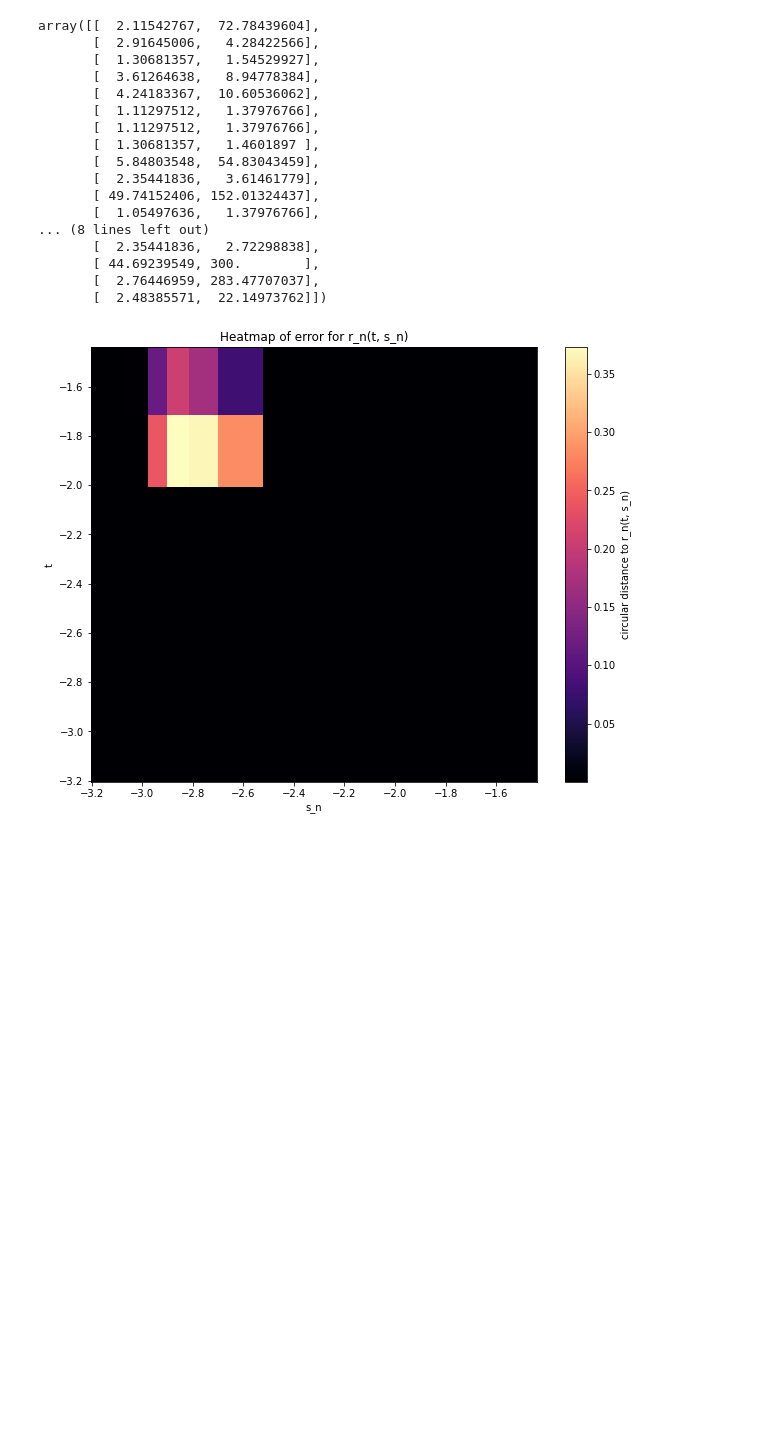
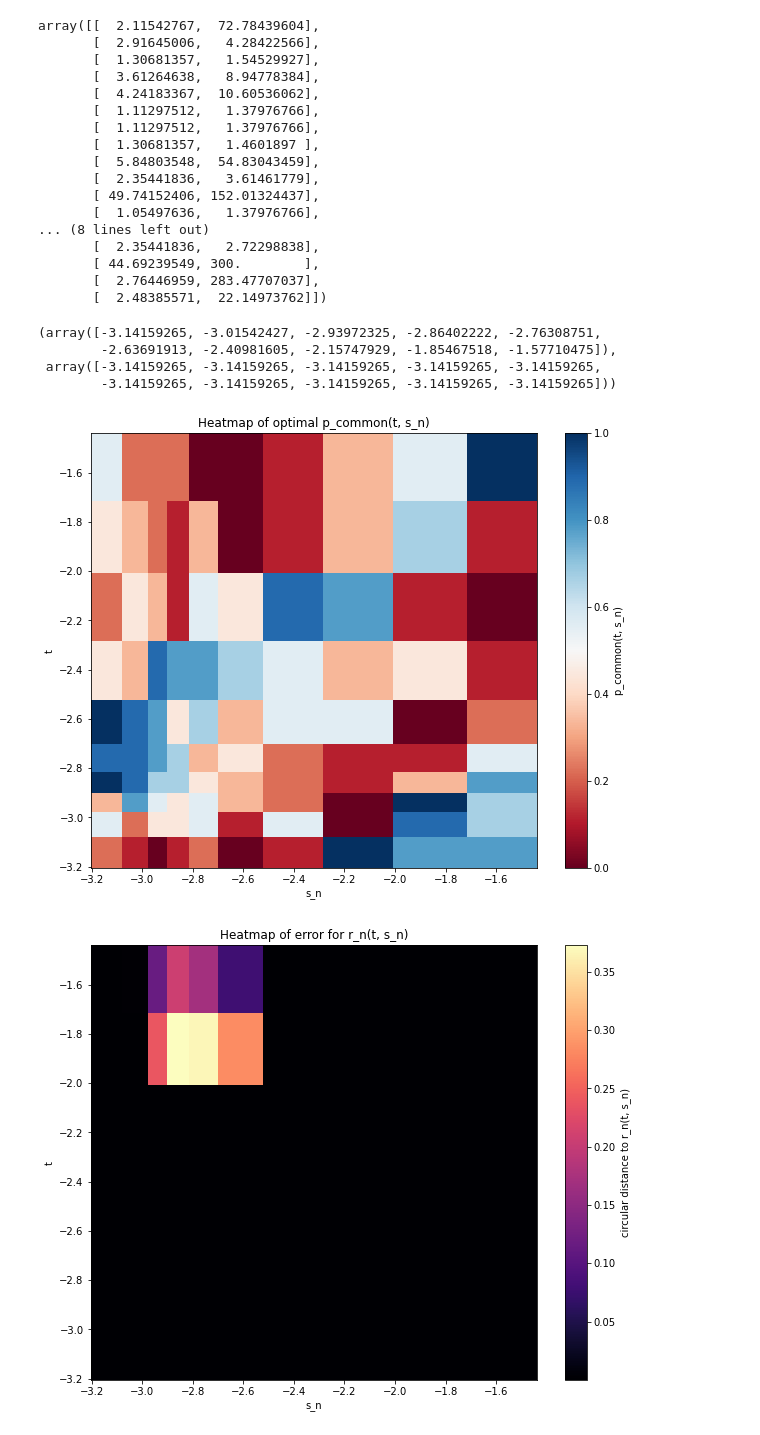
Before and after one commit to ak47na/multisensory_causal_inference, a Jupyter notebook: fits_analysis.ipynb, the cells around one changed output. Saved outputs shown, nothing was run; the diff lists cells and outputs as text; code cells hidden in the pictures; blank space fills up the shorter version.

Commit message:
visualise optimal p_common

```diff
--- a/fits_analysis.ipynb
+++ b/fits_analysis.ipynb
@@ -55,8 +55,10 @@ plt.show()
 # %%
 err_mat = np.zeros_like(s_ns)
 optimal_kappa_pairs_arr = np.zeros((*s_ns.shape, 2))
+optimal_pc = np.zeros_like(s_ns)
 for key in min_error_for_idx_pc:
     if min_error_for_idx_pc[key] == min_error_for_idx[key[0]]:
+        optimal_pc[key[0]] = key[1]
         err_mat[int(key[0])] = min_error_for_idx[key[0]]
         optimal_kappa_pairs_arr[int(key[0]), :] = np.array(optimal_kappa_pairs[key]).reshape(2,)
         print(f'{key[0]}: t, s_n, r_n = {np.round(s_ns[key[0]], 3), np.round(ts[key[0]], 3), np.round(r_ns[key[0]], 4)}, d/pi={np.round(utils.circular_dist(s_ns[key[0]], ts[key[0]]) / np.pi, 4)}, min_err={min_error_for_idx_pc[key]},  p_c={np.round(key[1], 3)}, optimal_kappa={optimal_kappa_pairs[key]}')
@@ -110,6 +112,24 @@ array([[  2.11542767,  72.78439604],
        [ 44.69239549, 300.        ],
        [  2.76446959, 283.47707037],
        [  2.48385571,  22.14973762]])
+# %%
+s_ns.reshape((10,10))[0], ts.reshape((10, 10))[0]
+# %% [output]
+(array([-3.14159265, -3.01542427, -2.93972325, -2.86402222, -2.76308751,
+        -2.63691913, -2.40981605, -2.15747929, -1.85467518, -1.57710475]),
+ array([-3.14159265, -3.14159265, -3.14159265, -3.14159265, -3.14159265,
+        -3.14159265, -3.14159265, -3.14159265, -3.14159265, -3.14159265]))
+# %%
+plt.figure(figsize=(10, 8))
+plt.pcolormesh(s_ns.reshape((grid_dim, grid_dim)), ts.reshape((grid_dim, grid_dim)),
+               optimal_pc.reshape((grid_dim, grid_dim)), shading='auto', cmap='RdBu')
+plt.colorbar(label='p_common(t, s_n)')
+plt.xlabel('s_n')
+plt.ylabel('t')
+plt.title('Heatmap of optimal p_common(t, s_n)')
+plt.show()
+# %% [output]
+[figure, added]
 # %%
 plt.figure(figsize=(10, 8))
 plt.pcolormesh(s_ns.reshape((grid_dim, grid_dim)), ts.reshape((grid_dim, grid_dim)),
```
